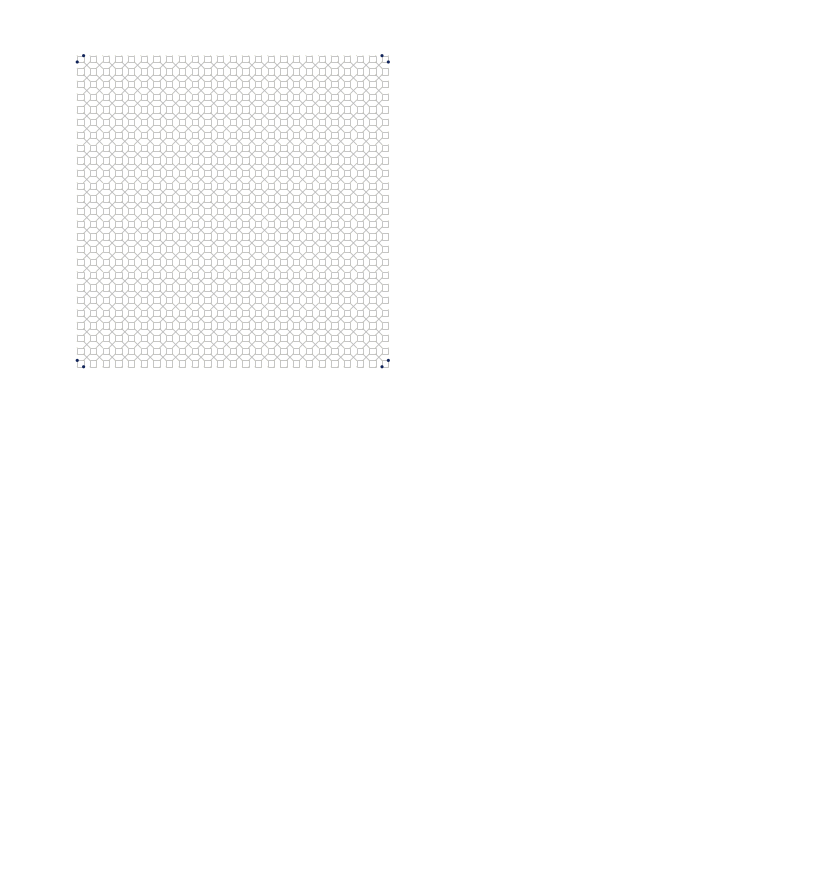
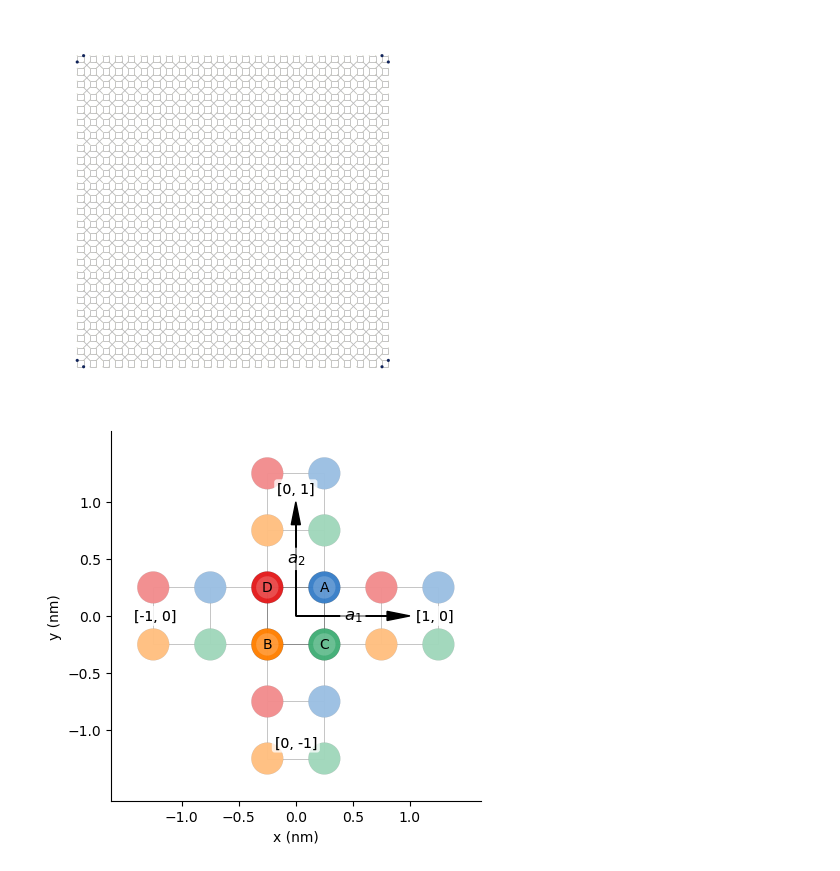
Before and after one commit to AliGhorashiCMT/Topological-Prevalence, a Jupyter notebook: Tight Binding Models/C4 Cutout Supercell.ipynb, the cells around one changed output. Cells and saved outputs as stored; diff of their text form; code cells hidden in the pictures; blank space fills up the shorter version.

```diff
--- a/Tight Binding Models/C4 Cutout Supercell.ipynb
+++ b/Tight Binding Models/C4 Cutout Supercell.ipynb
@@ -124,0 +158,23 @@ plt.gca().axis('off');
+# %%
+lattice = pb.Lattice(a1=[1, 0], a2=[0, 1])
+N = 4
+lattice.add_sublattices(
+    ('A', np.array([1, 1])*1/N), ('B', np.array([-1, -1])*1/N), ('C', np.array([1, -1])*1/N), ('D', np.array([-1, 1])*1/N)  # add an atom called 'A' at position [0, 0]
+)
+t = 0.5
+tx = ty =  1
+lattice.add_hoppings(
+    ([0, 0], 'A', 'D', t),
+    ([0, 0], 'A', 'C', t),
+    ([0, 0], 'B', 'C', t),
+    ([0, 0], 'B', 'D', t),
+    ([1, 0], 'A', 'D', tx),
+    ([0, 1], 'A', 'C', ty),
+    ([0, -1], 'B', 'D', ty),
+    ([-1, 0], 'B', 'C', tx),
+
+)
+# %%
+lattice.plot()
+# %% [output]
+[figure, added]
```
Also changed, not shown: parts of 53 cells of this notebook, 2 other files.
